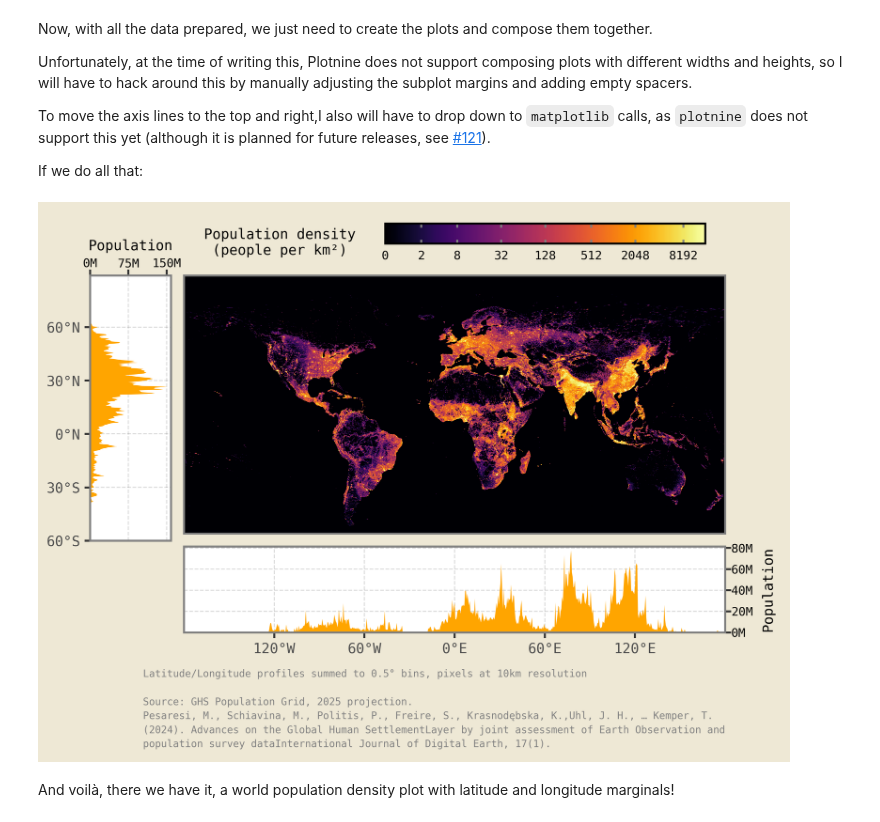
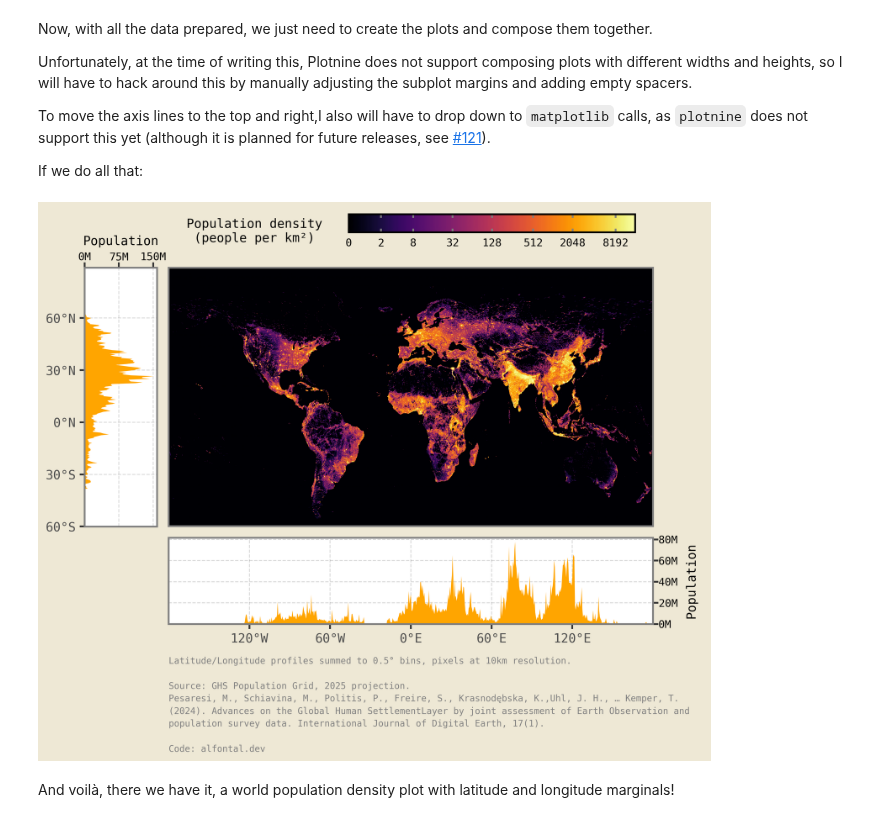
Before and after one commit to AlFontal/alfontal.dev, a Jupyter notebook: site/posts/world-population/world_pop_densities.ipynb, the cells around one changed output. Cells and saved outputs as stored; diff of their text form; code cells hidden in the pictures.

```diff
--- a/site/posts/world-population/world_pop_densities.ipynb
+++ b/site/posts/world-population/world_pop_densities.ipynb
@@ -140,8 +158,8 @@ caption_str = \
  textwrap.fill(
         'Pesaresi, M., Schiavina, M., Politis, P., Freire, S., Krasnodębska, K.,' +
         'Uhl, J. H., … Kemper, T. (2024). Advances on the Global Human Settlement' +
-        'Layer by joint assessment of Earth Observation and population survey data' +
-        'International Journal of Digital Earth, 17(1).', width=99)
+        'Layer by joint assessment of Earth Observation and population survey data. ' +
+        'International Journal of Digital Earth, 17(1).', width=99) + '\n\nCode: alfontal.dev'
 
 
 
@@ -220,7 +238,7 @@ lat_plot = (p9.ggplot(smooth_lat_profile)
              plot_margin_left=.15,
              plot_margin_right=0,
              plot_margin_top=.15,
-             plot_margin_bottom=.2125
+             plot_margin_bottom=.175
          )
 )
 
@@ -239,7 +257,7 @@ lon_plot = (p9.ggplot(smooth_lon_profile)
         + p9.scale_x_continuous(**longitude_kwargs)
         + p9.theme(
         plot_margin_top=.0,
-        plot_margin_bottom=.13,
+        plot_margin_bottom=.06,
         plot_margin_right=.05, # need to make space for y axis label we'll add later
         axis_text_y=p9.element_blank(),
         axis_ticks_y=p9.element_blank(),
@@ -254,7 +272,7 @@ final_plot = (left_panel | world_map / bottom_panel) & p9.theme(
     legend_title=p9.element_text(size=7, linespacing=1.2),
     legend_text=p9.element_text(size=6),
     plot_background=p9.element_rect(fill='#EEE8D5', color='#EEE8D5'),
-    plot_caption=p9.element_text(size=5, ha='right', color='gray', linespacing=1.5)
+    plot_caption=p9.element_text(size=5, ha='left', color='gray', linespacing=1.5)
     )
 
 # We can't change axis label positions directly in plotnine, so we'll do it
@@ -267,34 +285,34 @@ for i, ax in enumerate(f.axes):
             which='major',
             labelsize=6,
             top=True,
             labeltop=True,
             length=3
         )
         ax.xaxis.set_label_position('top')
     elif i == 8:
         ax.set_ylabel('Population', fontsize=7)
         ax.yaxis.set_tick_params(
             which='major',
             labelsize=6,
             right=True,
             labelright=True,
             length=3)
         ax.yaxis.set_label_position('right')
 
 # The trick with the spacers works, but the figure is barely occupying ±40%
 #  of the total plot area, with white space all around.
 # I'll do the last hack to crop the image and display it directly using PIL:
 
 buf = BytesIO()
 f.savefig(buf, format='png', dpi=600)
 buf.seek(0)
 img = Image.open(buf)
 w, h = img.size
-crop_pct = (.42, .12, 1, 0.675)  # left, top, right, bottom as fractions of width/height
+crop_pct = (.42, .12, 1, 0.74)  # left, top, right, bottom as fractions of width/height
 crop_box = (crop_pct[0] * w, crop_pct[1] * h, crop_pct[2] * w, crop_pct[3] * h)
 cropped = img.crop(crop_box)
 display(cropped)
 # %% [output]
-[figure, old version]
+[figure, new version]
 # %% [markdown]
 And voilà, there we have it, a world population density plot with latitude and longitude marginals!
```
Also changed, not shown: parts of 2 cells of this notebook.
